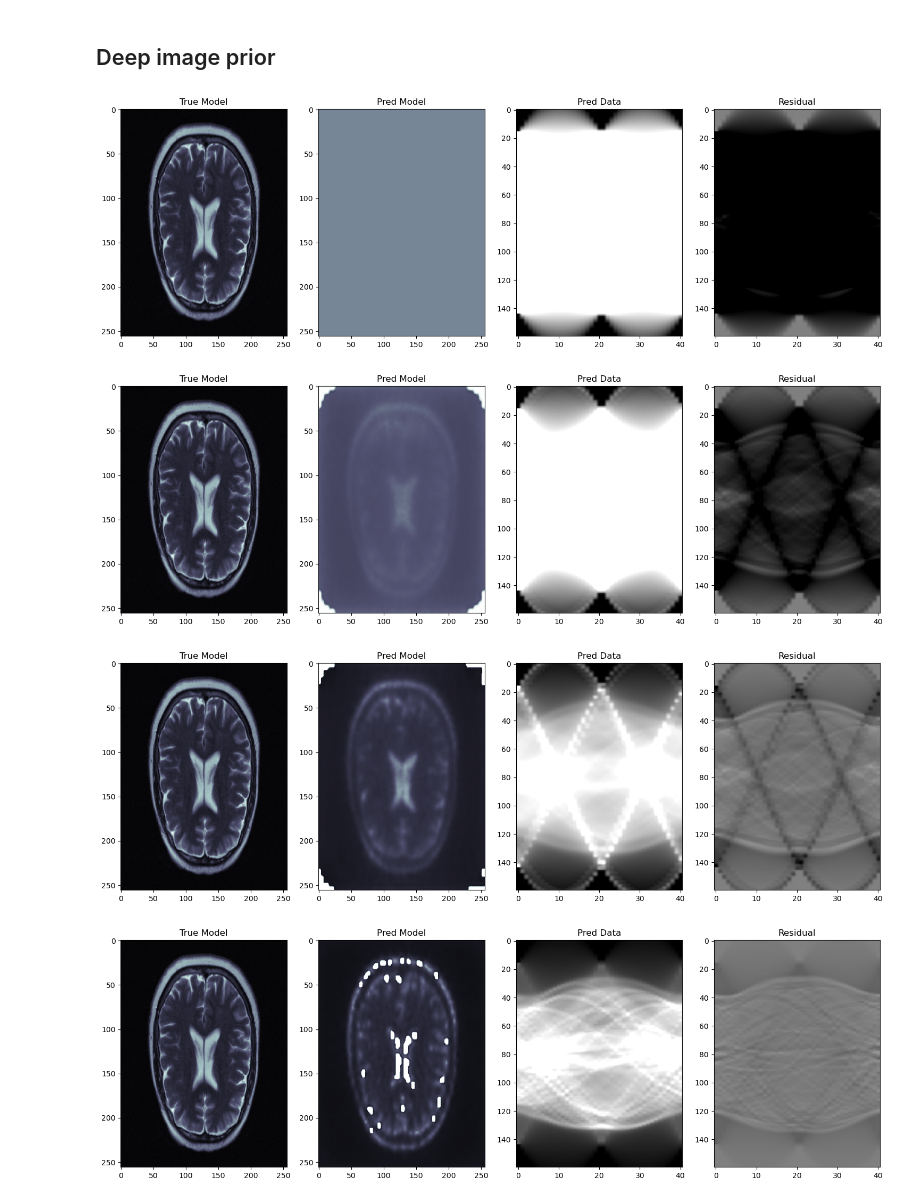
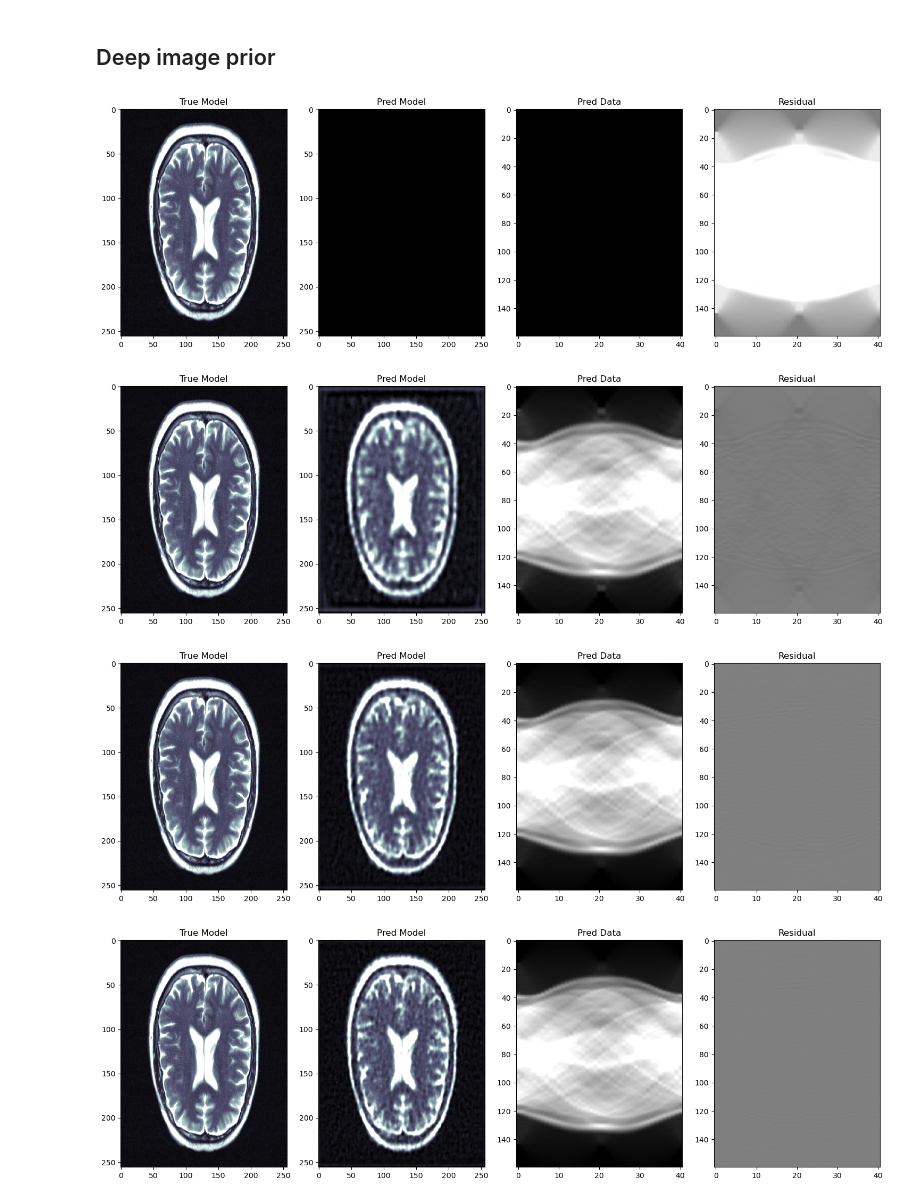
Before and after one commit to mrava87/DA_summerschool_2023, a Jupyter notebook: notebooks/DIP_ctscanimaging.ipynb, the cells around one changed output. Cells and saved outputs as stored; diff of their text form; code cells hidden in the pictures.

```diff
--- a/notebooks/DIP_ctscanimaging.ipynb
+++ b/notebooks/DIP_ctscanimaging.ipynb
@@ -14,6 +14,9 @@ $$
 $$
 
 where $f_\theta$ is an untrained network and $\mathbf{z}$ is an random noise realization.
+# %%
+#### COLAB ####
+COLAB = False # Set to False or True depending if you use local or Colab env. (everything else will work automatically)
 # %%
 %load_ext autoreload
 %autoreload 2
@@ -46,8 +59,21 @@ device = 'cpu'
+# %%
+device = torch.device('cuda:0') # 'cpu'
+
+# Training parameters
+hidden_channels = 32
+levels = 2
+subsampling = [[2,  2], [2, 2]]
+n_epochs = 500 # number of epochs
+lr = 1e-3 # learning rate
+thikreg = 1e-1 # thikonov regularization
 # %% [markdown]
 ## Load brain image and create CT data
 # %%
 # Load data
-brains = np.load('../data/brains_trainingdata.npy')
+if not COLAB:
+    brains = np.load('../data/brains_trainingdata.npy')
+else:
+    brains = np.load('/content/drive/My Drive/DA_SummerSchool_2023/brains_trainingdata.npy')
 brain = brains[10]
 nx, ny = brain.shape
 # %%
@@ -81,10 +107,7 @@ Cop = CT2D((nx, ny), distdetectors, ndetectors, np.linspace(0, np.pi, nangles, F
 # %% [markdown]
 ## Deep image prior
 # %%
-n_epochs = 500 # number of epochs
-lr = 1e-3 # learning rate
-
-network = ResUNet(1, 1, hidden_channels=32, levels=2, subsampling=[[2,  2], [2, 2]]).to(device)
+network = ResUNet(1, 1, hidden_channels=hidden_channels, levels=levels, subsampling=subsampling).to(device)
 network = network.apply(network.weights_init)
 # %%
 noise_torch = torch.randn(ny, nx).float().to(device)
@@ -103,11 +126,16 @@ for epoch in t:
 
     # predict data
     brainpred = network(noise_torch.unsqueeze(0).unsqueeze(0)).squeeze()
-    brainpred = torch.sigmoid(brainpred)
     sinopred = Cop_torch.apply(brainpred.view(-1))
 
+    # compute data loss
+    ls_data = torch.mean((sinogram_torch - sinopred)**2)
+
+    # compute tikhonov regularization (helps to prevent the arising of large values)
+    ls_reg = torch.mean((brainpred)**2)
+
     # compute loss
-    ls = torch.mean((sinogram_torch - sinopred)**2)
+    ls = ls_data + thikreg * ls_reg
 
     # optimize
     ls.backward()
@@ -116,35 +144,35 @@ for epoch in t:
     # track metrics
     loss_history.append(ls.item())
     err_history.append(np.linalg.norm(brainpred.cpu().detach().numpy() - brain))
 
     t.set_description('Loss=%g' % loss_history[-1])
     t.refresh() # to show immediately the update
 
     # visualize
     if epoch % 100 == 0:
         #print(f'Epoch: {epoch}, Loss: {loss_history[-1]}')
 
-        vmin, vmax = 0, 1.
+        vmin, vmax = 0, .5
         fig, ax = plt.subplots(1,4, figsize=(15,5))
         ax0=ax[0].imshow(brain, cmap="bone" ,vmin=vmin, vmax=vmax)
         ax[0].set_title('True Model')
         ax[0].axis('tight')
         ax1=ax[1].imshow(brainpred.cpu().detach().numpy().reshape(brain.shape),
                          cmap="bone" ,vmin=vmin, vmax=vmax)
         ax[1].set_title('Pred Model')
         ax[1].axis('tight')
         ax2=ax[2].imshow(sinopred.cpu().detach().numpy().reshape(sinogram.shape).T,
                          cmap="gray", vmin=0, vmax=6e1)
         ax[2].set_title('Pred Data')
         ax[2].axis('tight')
         ax2=ax[3].imshow(sinogram.T - sinopred.cpu().detach().numpy().reshape(sinogram.shape).T,
                          cmap="gray", vmin=-6e1, vmax=6e1)
         ax[3].set_title('Residual')
         ax[3].axis('tight')
         fig.tight_layout()
         plt.show()
 # %% [output]
-[figure, old version]
+[figure, new version]
-[figure, old version]
+[figure, new version]
-[figure, old version]
+[figure, new version]
-[figure, old version]
+[figure, new version]
```
Also changed, not shown: parts of 5 cells of this notebook, 1 other file.
